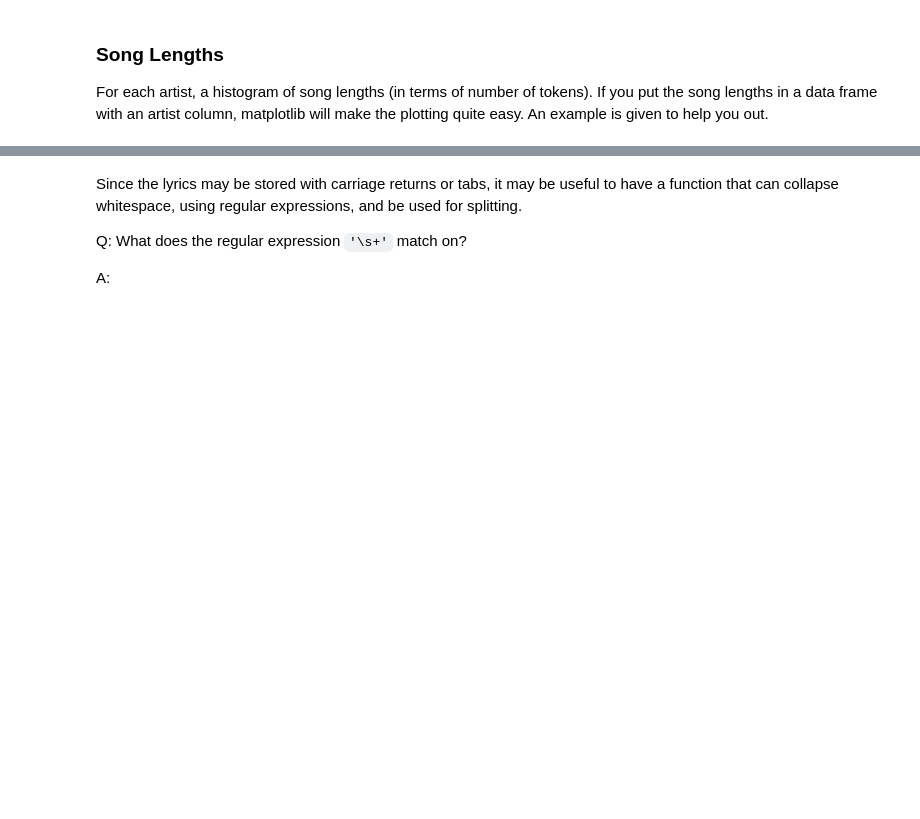
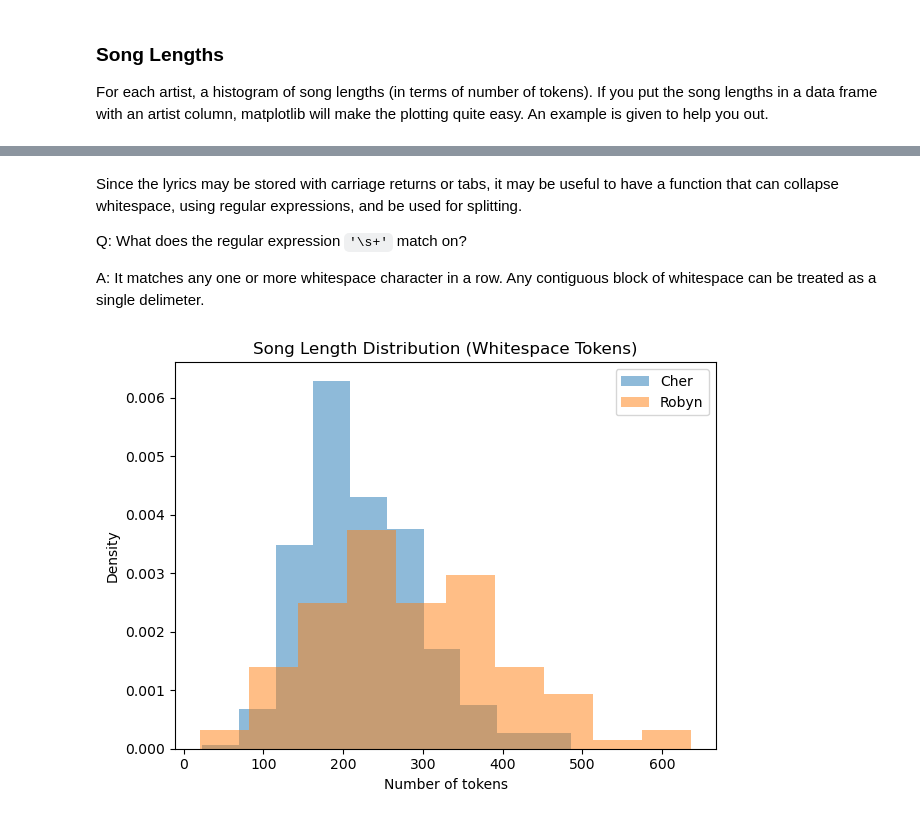
Before and after one commit to BobbyMM21/Week2, a Jupyter notebook: Lyrics and Description EDA.ipynb, the cells around one changed output, grey strips where cells are left out. Saved outputs shown, nothing was run; the diff lists cells and outputs as text; code cells hidden in the pictures; blank space fills up the shorter version.

```diff
--- a/Lyrics and Description EDA.ipynb
+++ b/Lyrics and Description EDA.ipynb
@@ -118,2 +250,5 @@ punctuation = set(punctuation) # speeds up comparison
+# %%
+sw = set(stopwords.words("english"))
+punctuation = set(punctuation)   # speeds up “in” tests
 # %%
 # create your clean twitter data here
@@ -169,2 +426,14 @@ What are the five most common words in song titles by artist? The song titles sh
 # %%
-# Your code here
+for artist, songs in lyrics_data.items():
+    counts = Counter()
+    for full_text in songs:
+        title = full_text.splitlines()[0]
+        # inline tokenization
+        for w in re.findall(r"\w+", title.lower()):
+            w = w.strip("".join(punctuation))
+            if w and w not in sw:
+                counts[w] += 1
+
+    print(f"\nTop 5 title‐words for {artist}:")
+    for w, cnt in counts.most_common(5):
+        print(f"  {w}  {cnt}")
@@ -186,7 +475,7 @@ Since the lyrics may be stored with carriage returns or tabs, it may be useful t
 
 Q: What does the regular expression `'\s+'` match on?
 
-A:
+A: It matches any one or more whitespace character in a row. Any contiguous block of whitespace can be treated as a single delimeter.
 # %%
 collapse_whitespace = re.compile(r'\s+')
 
@@ -194,4 +483,31 @@ def tokenize_lyrics(lyric) :
     """strip and split on whitespace"""
     return([item.lower() for item in collapse_whitespace.split(lyric)])
 # %%
-# Your lyric length comparison chart here.
+# Build a DataFrame of token counts per song using the whitespace tokenizer
+rows = []
+for artist, songs in lyrics_data.items():
+    for song_text in songs:
+        num_tokens = len(tokenize_lyrics(song_text))
+        rows.append({"artist": artist.capitalize(), "length": num_tokens})
+
+df_lengths = pd.DataFrame(rows)
+
+# Plot overlaid density histograms by artist
+ax = None
+for artist, group in df_lengths.groupby("artist"):
+    ax = group["length"].plot(
+        kind="hist",
+        density=True,
+        alpha=0.5,
+        legend=True,
+        label=artist,
+        ax=ax
+    )
+
+plt.xlabel("Number of tokens")
+plt.ylabel("Density")
+plt.title("Song Length Distribution (Whitespace Tokens)")
+plt.tight_layout()
+plt.show()
+# %% [output]
+[figure, added]
```
Also changed, not shown: parts of 25 cells of this notebook.
